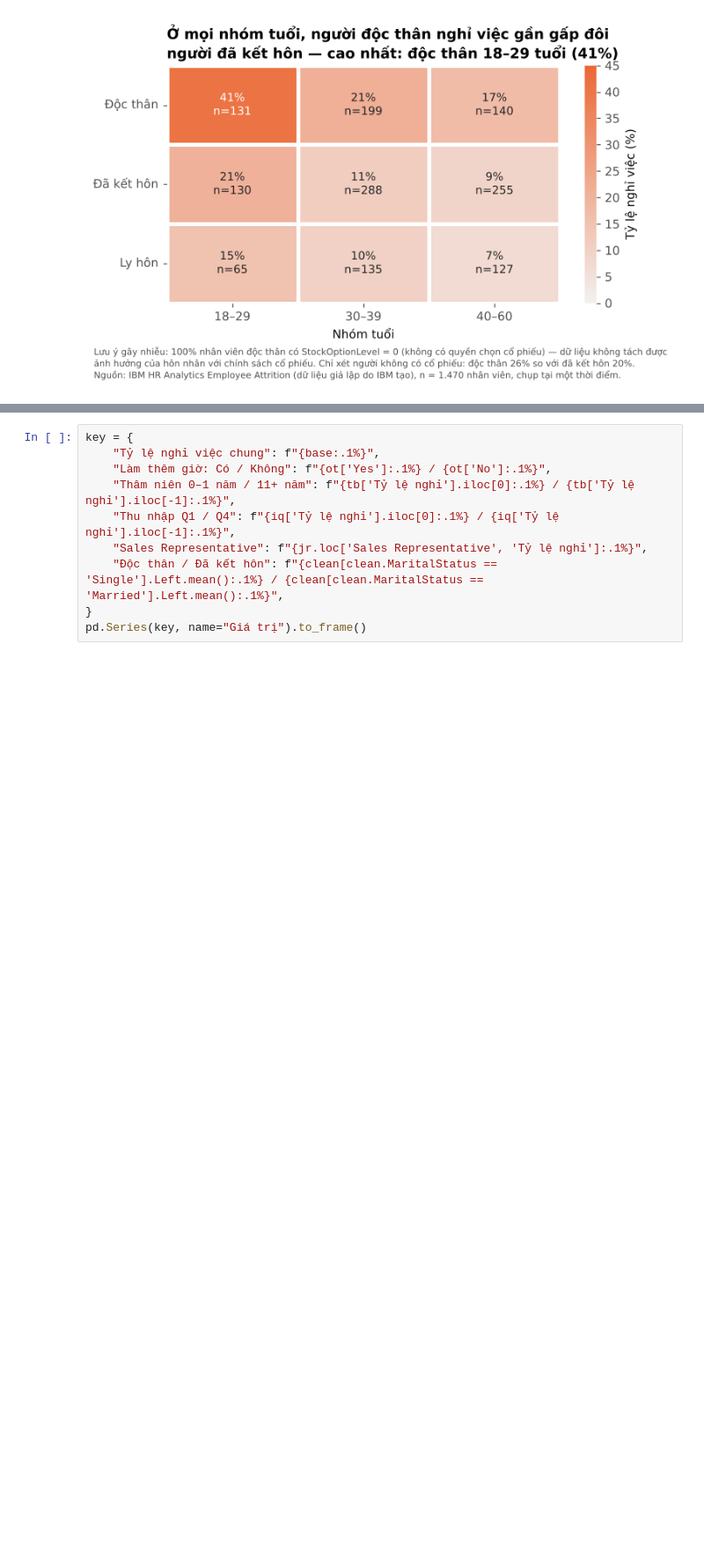
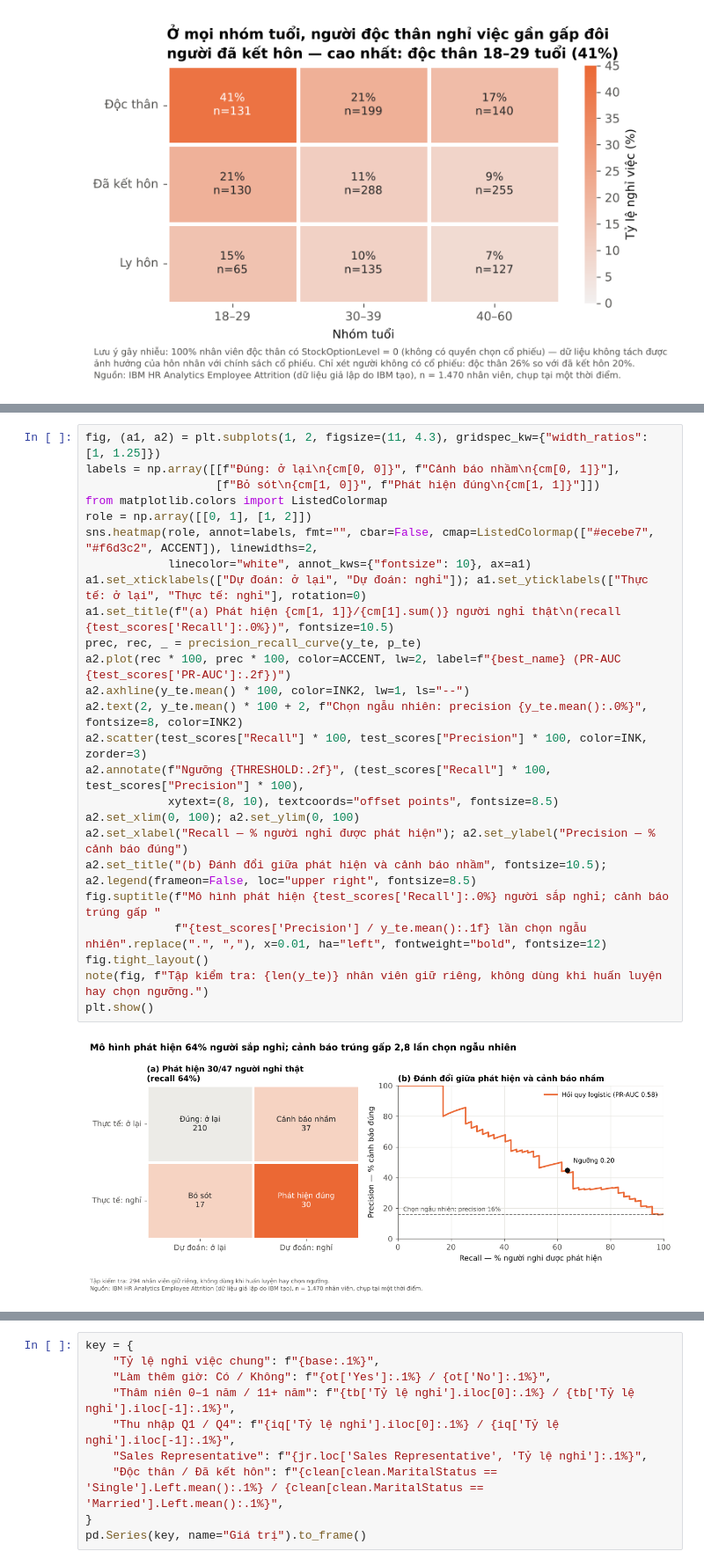
Before and after one commit to bachph2005-hash/INFO3020-EDA-Attrition, a Jupyter notebook: notebooks/eda_attrition.ipynb, the cells around one changed output, grey strips where cells are left out. Shown at 88% size. Drawn from its saved outputs; the diff is of its cells as text; blank space fills up the shorter version.

```diff
--- a/notebooks/eda_attrition.ipynb
+++ b/notebooks/eda_attrition.ipynb
@@ -953,0 +1174,27 @@ plt.show()
+# %%
+fig, (a1, a2) = plt.subplots(1, 2, figsize=(11, 4.3), gridspec_kw={"width_ratios": [1, 1.25]})
+labels = np.array([[f"Đúng: ở lại\n{cm[0, 0]}", f"Cảnh báo nhầm\n{cm[0, 1]}"],
+                   [f"Bỏ sót\n{cm[1, 0]}", f"Phát hiện đúng\n{cm[1, 1]}"]])
+from matplotlib.colors import ListedColormap
+role = np.array([[0, 1], [1, 2]])
+sns.heatmap(role, annot=labels, fmt="", cbar=False, cmap=ListedColormap(["#ecebe7", "#f6d3c2", ACCENT]), linewidths=2,
+            linecolor="white", annot_kws={"fontsize": 10}, ax=a1)
+a1.set_xticklabels(["Dự đoán: ở lại", "Dự đoán: nghỉ"]); a1.set_yticklabels(["Thực tế: ở lại", "Thực tế: nghỉ"], rotation=0)
+a1.set_title(f"(a) Phát hiện {cm[1, 1]}/{cm[1].sum()} người nghỉ thật\n(recall {test_scores['Recall']:.0%})", fontsize=10.5)
+prec, rec, _ = precision_recall_curve(y_te, p_te)
+a2.plot(rec * 100, prec * 100, color=ACCENT, lw=2, label=f"{best_name} (PR-AUC {test_scores['PR-AUC']:.2f})")
+a2.axhline(y_te.mean() * 100, color=INK2, lw=1, ls="--")
+a2.text(2, y_te.mean() * 100 + 2, f"Chọn ngẫu nhiên: precision {y_te.mean():.0%}", fontsize=8, color=INK2)
+a2.scatter(test_scores["Recall"] * 100, test_scores["Precision"] * 100, color=INK, zorder=3)
+a2.annotate(f"Ngưỡng {THRESHOLD:.2f}", (test_scores["Recall"] * 100, test_scores["Precision"] * 100),
+            xytext=(8, 10), textcoords="offset points", fontsize=8.5)
+a2.set_xlim(0, 100); a2.set_ylim(0, 100)
+a2.set_xlabel("Recall — % người nghỉ được phát hiện"); a2.set_ylabel("Precision — % cảnh báo đúng")
+a2.set_title("(b) Đánh đổi giữa phát hiện và cảnh báo nhầm", fontsize=10.5); a2.legend(frameon=False, loc="upper right", fontsize=8.5)
+fig.suptitle(f"Mô hình phát hiện {test_scores['Recall']:.0%} người sắp nghỉ; cảnh báo trúng gấp "
+             f"{test_scores['Precision'] / y_te.mean():.1f} lần chọn ngẫu nhiên".replace(".", ","), x=0.01, ha="left", fontweight="bold", fontsize=12)
+fig.tight_layout()
+note(fig, f"Tập kiểm tra: {len(y_te)} nhân viên giữ riêng, không dùng khi huấn luyện hay chọn ngưỡng.")
+plt.show()
+# %% [output]
+[figure, added]
```
Also changed, not shown: parts of 29 cells of this notebook, 26 other files.
